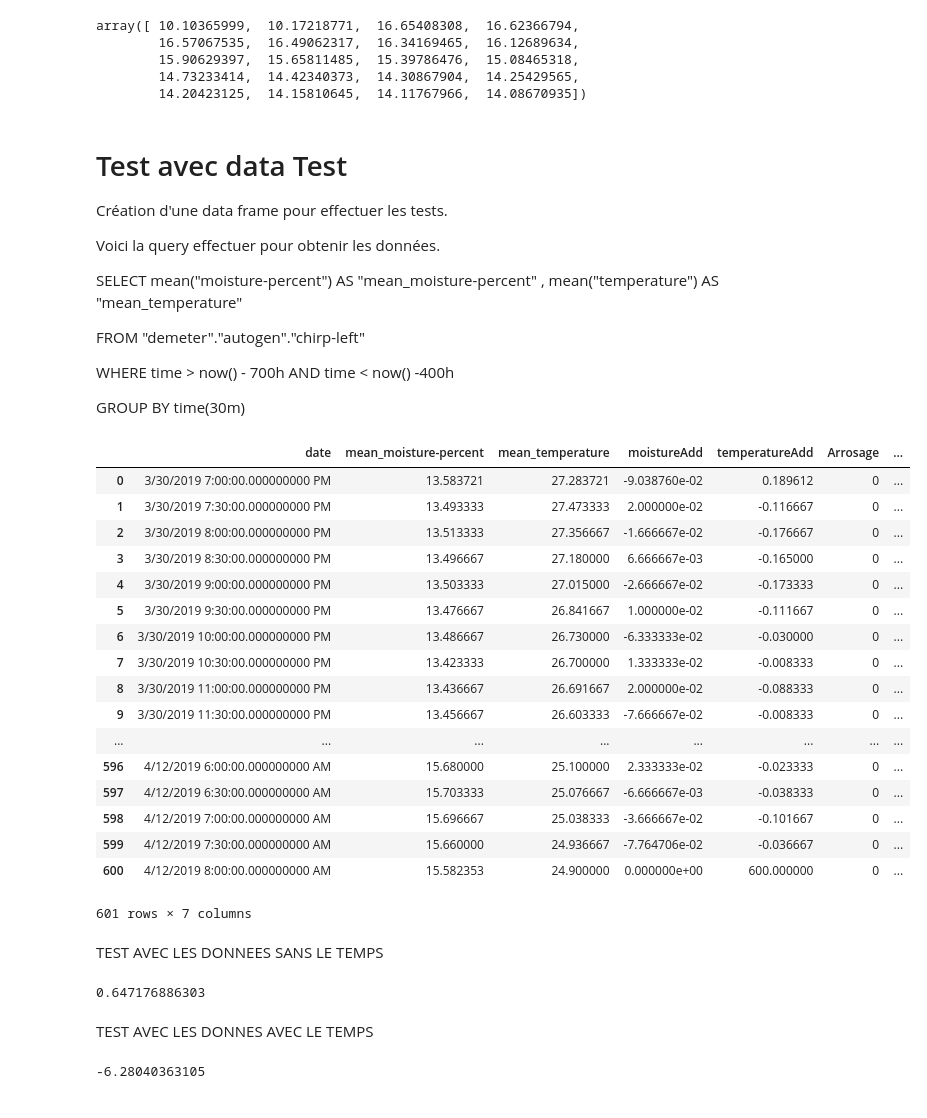
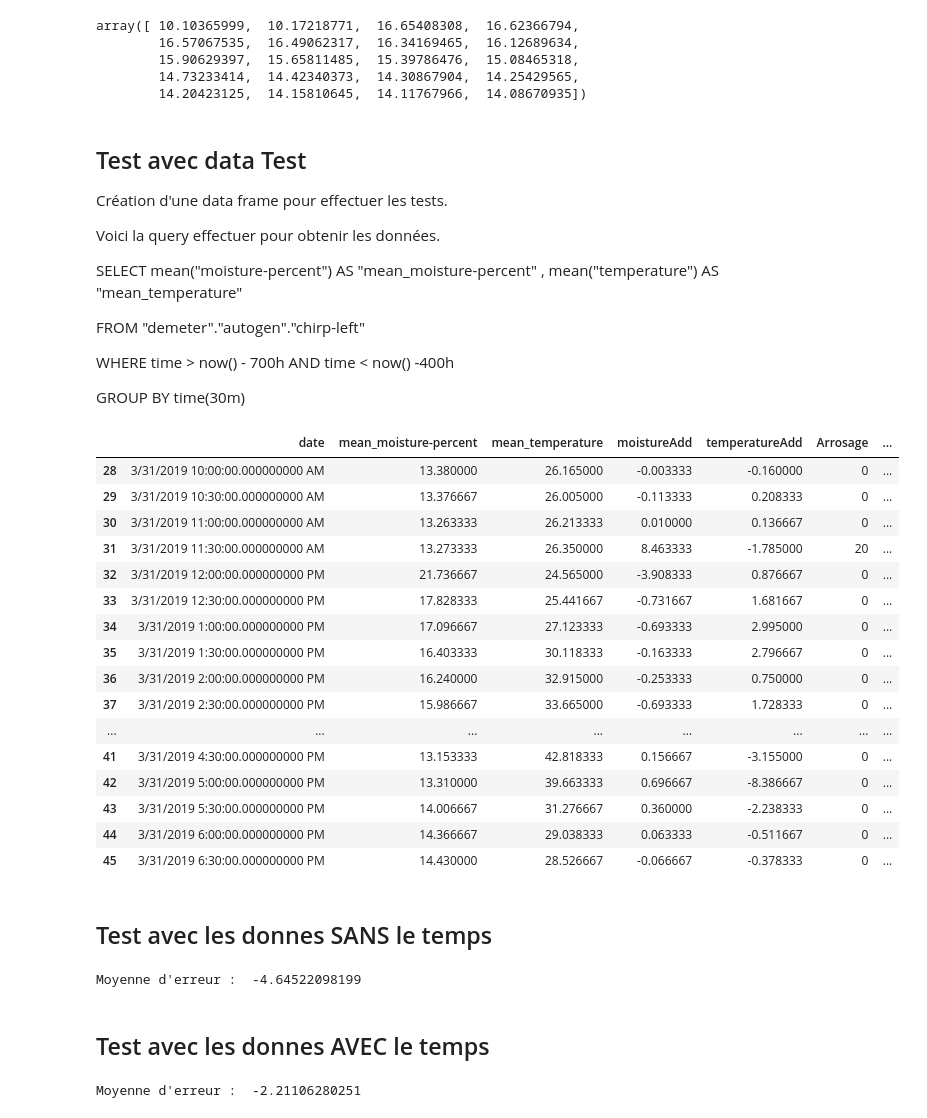
Before and after one commit to cui-unige/BSc-sensor-machine-learning, a Jupyter notebook: ML Integration.ipynb, the cells around one changed output. Saved outputs shown, nothing was run; the diff lists cells and outputs as text; code cells hidden in the pictures.

```diff
--- a/ML Integration.ipynb
+++ b/ML Integration.ipynb
@@ -220,7 +214,9 @@ array([ 10.10365999,  10.17218771,  16.65408308,  16.62366794,
         14.73233414,  14.42340373,  14.30867904,  14.25429565,
         14.20423125,  14.15810645,  14.11767966,  14.08670935])
 # %% [markdown]
-# Test avec data Test
+
+
+## Test avec data Test
 
 Création d'une data frame pour effectuer les tests.
 
@@ -259,39 +255,38 @@ for i in liste11h30:
 # %%
 dfTest['TAfterArrosage'] = dfTest.index
 
 dfTest.iloc[:,6] = 0
 for i in np.append(-17,liste11h30):
     for j in range(0,48):
         if i+j < nligneTest:
             dfTest.iloc[int(i+j),6] = j*30
 
-dfTest
+dfTest.iloc[range(28,46),:]
 # %% [output]
 |  | date | mean_moisture-percent | mean_temperature | moistureAdd | temperatureAdd | Arrosage | ... |
-| 0 | 3/30/2019 7:00:00.000000000 PM | 13.583721 | 27.283721 | -9.038760e-02 | 0.189612 | 0 | ... |
-| 1 | 3/30/2019 7:30:00.000000000 PM | 13.493333 | 27.473333 | 2.000000e-02 | -0.116667 | 0 | ... |
-| 2 | 3/30/2019 8:00:00.000000000 PM | 13.513333 | 27.356667 | -1.666667e-02 | -0.176667 | 0 | ... |
-| 3 | 3/30/2019 8:30:00.000000000 PM | 13.496667 | 27.180000 | 6.666667e-03 | -0.165000 | 0 | ... |
-| 4 | 3/30/2019 9:00:00.000000000 PM | 13.503333 | 27.015000 | -2.666667e-02 | -0.173333 | 0 | ... |
-| 5 | 3/30/2019 9:30:00.000000000 PM | 13.476667 | 26.841667 | 1.000000e-02 | -0.111667 | 0 | ... |
-| 6 | 3/30/2019 10:00:00.000000000 PM | 13.486667 | 26.730000 | -6.333333e-02 | -0.030000 | 0 | ... |
-| 7 | 3/30/2019 10:30:00.000000000 PM | 13.423333 | 26.700000 | 1.333333e-02 | -0.008333 | 0 | ... |
-| 8 | 3/30/2019 11:00:00.000000000 PM | 13.436667 | 26.691667 | 2.000000e-02 | -0.088333 | 0 | ... |
-| 9 | 3/30/2019 11:30:00.000000000 PM | 13.456667 | 26.603333 | -7.666667e-02 | -0.008333 | 0 | ... |
+| 28 | 3/31/2019 10:00:00.000000000 AM | 13.380000 | 26.165000 | -0.003333 | -0.160000 | 0 | ... |
+| 29 | 3/31/2019 10:30:00.000000000 AM | 13.376667 | 26.005000 | -0.113333 | 0.208333 | 0 | ... |
+| 30 | 3/31/2019 11:00:00.000000000 AM | 13.263333 | 26.213333 | 0.010000 | 0.136667 | 0 | ... |
+| 31 | 3/31/2019 11:30:00.000000000 AM | 13.273333 | 26.350000 | 8.463333 | -1.785000 | 20 | ... |
+| 32 | 3/31/2019 12:00:00.000000000 PM | 21.736667 | 24.565000 | -3.908333 | 0.876667 | 0 | ... |
+| 33 | 3/31/2019 12:30:00.000000000 PM | 17.828333 | 25.441667 | -0.731667 | 1.681667 | 0 | ... |
+| 34 | 3/31/2019 1:00:00.000000000 PM | 17.096667 | 27.123333 | -0.693333 | 2.995000 | 0 | ... |
+| 35 | 3/31/2019 1:30:00.000000000 PM | 16.403333 | 30.118333 | -0.163333 | 2.796667 | 0 | ... |
+| 36 | 3/31/2019 2:00:00.000000000 PM | 16.240000 | 32.915000 | -0.253333 | 0.750000 | 0 | ... |
+| 37 | 3/31/2019 2:30:00.000000000 PM | 15.986667 | 33.665000 | -0.693333 | 1.728333 | 0 | ... |
 | ... | ... | ... | ... | ... | ... | ... | ... |
-| 596 | 4/12/2019 6:00:00.000000000 AM | 15.680000 | 25.100000 | 2.333333e-02 | -0.023333 | 0 | ... |
-| 597 | 4/12/2019 6:30:00.000000000 AM | 15.703333 | 25.076667 | -6.666667e-03 | -0.038333 | 0 | ... |
-| 598 | 4/12/2019 7:00:00.000000000 AM | 15.696667 | 25.038333 | -3.666667e-02 | -0.101667 | 0 | ... |
-| 599 | 4/12/2019 7:30:00.000000000 AM | 15.660000 | 24.936667 | -7.764706e-02 | -0.036667 | 0 | ... |
-| 600 | 4/12/2019 8:00:00.000000000 AM | 15.582353 | 24.900000 | 0.000000e+00 | 600.000000 | 0 | ... |
+| 41 | 3/31/2019 4:30:00.000000000 PM | 13.153333 | 42.818333 | 0.156667 | -3.155000 | 0 | ... |
+| 42 | 3/31/2019 5:00:00.000000000 PM | 13.310000 | 39.663333 | 0.696667 | -8.386667 | 0 | ... |
+| 43 | 3/31/2019 5:30:00.000000000 PM | 14.006667 | 31.276667 | 0.360000 | -2.238333 | 0 | ... |
+| 44 | 3/31/2019 6:00:00.000000000 PM | 14.366667 | 29.038333 | 0.063333 | -0.511667 | 0 | ... |
+| 45 | 3/31/2019 6:30:00.000000000 PM | 14.430000 | 28.526667 | -0.066667 | -0.378333 | 0 | ... |
-601 rows × 7 columns
-# %% [markdown]
-TEST AVEC LES DONNEES SANS LE TEMPS
+# %% [markdown]
+## Test avec les donnes SANS le temps
 # %%
-init = 28+48
+init = 32+48*1
 StartHumidity = dfTest.iloc[init,1]
 
-TestSize = 50
+TestSize = 40
 result = np.zeros(TestSize)
 for i in range(0,TestSize):
     result[i] = StartHumidity + reg.predict([[StartHumidity,dfTest.iloc[init+i,2],dfTest.iloc[init+i,5]]])[0]
@@ -300,26 +295,25 @@ for i in range(0,TestSize):
 #print(result)
 
 #print(dfTest.iloc[range(0+init+1,TestSize+init+1),1])
-
-print(np.sum(dfTest.iloc[range(0+init+1,TestSize+init+1),1].values-result)/TestSize)
+ErrSansTemps = np.mean(dfTest.iloc[range(0+init+1,TestSize+init+1),1].values-result)
+print("Moyenne d'erreur : ",ErrSansTemps)
 # %% [output]
-0.647176886303
+Moyenne d'erreur :  -4.64522098199
-# %% [markdown]
-TEST AVEC LES DONNES AVEC LE TEMPS
+# %% [markdown]
+## Test avec les donnes AVEC le temps
 # %%
-init = 28+48
+init = 32+48*1
 StartHumidity = dfTest.iloc[init,1]
 
-TestSize = 50
+TestSize = 40
 result2 = np.zeros(TestSize)
 for i in range(0,TestSize):
     result2[i] = StartHumidity + reg2.predict([[StartHumidity,dfTest.iloc[init+i,2],dfTest.iloc[init+i,5],dfTest.iloc[init+i,6]]])[0]
     StartHumidity = result2[i]
 
 #print(result2)
-
 #print(dfTest.iloc[range(0+init+1,TestSize+init+1),1])
-
-print(np.sum(dfTest.iloc[range(0+init+1,TestSize+init+1),1].values-result2)/TestSize)
+ErrTemps = np.mean(dfTest.iloc[range(0+init+1,TestSize+init+1),1].values-result2)
+print("Moyenne d'erreur : ",ErrTemps)
 # %% [output]
--6.28040363105
+Moyenne d'erreur :  -2.21106280251
```
Also changed, not shown: parts of 16 cells of this notebook.
